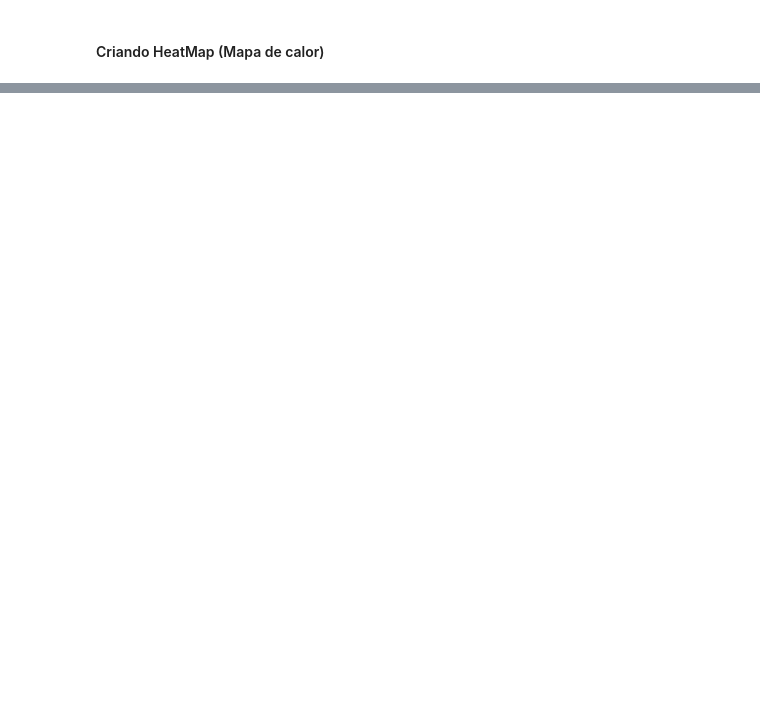
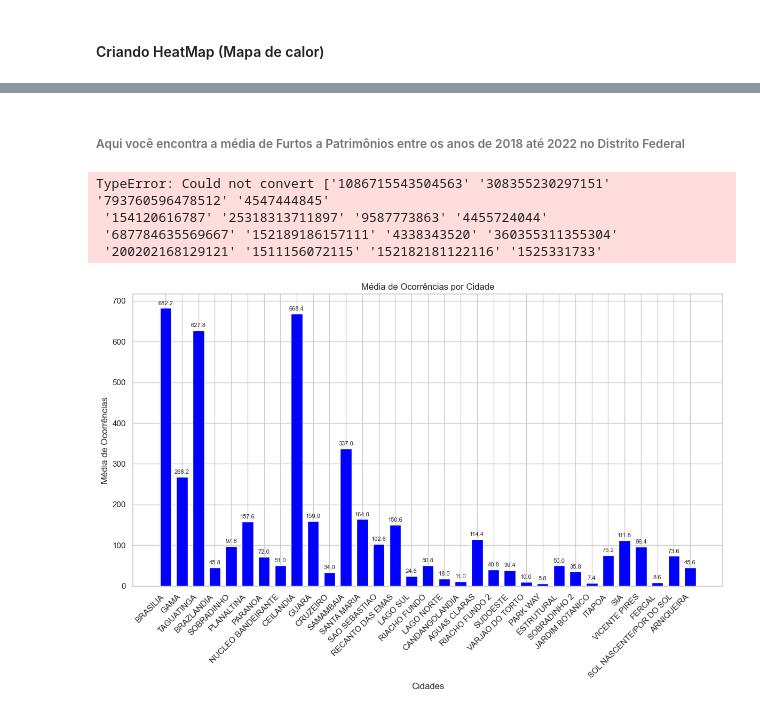
Before and after one commit to Fernandinho937/Data-Science, a Jupyter notebook: dados-geoespaciais/DistritoFederal.ipynb, the cells around one changed output, grey strips where cells are left out. Cells and saved outputs as stored; diff of their text form; code cells hidden in the pictures; blank space fills up the shorter version.

```diff
--- a/dados-geoespaciais/DistritoFederal.ipynb
+++ b/dados-geoespaciais/DistritoFederal.ipynb
@@ -641,0 +652,69 @@ fmap.save('qtd_furtos_DF.html')
+# %% [markdown]
+###### Aqui você encontra a média de Furtos a Patrimônios entre os anos de 2018 até 2022 no Distrito Federal
+# %%
+# Calculando a média de furtos por ano
+
+# Criando a tabela com a média de furtos
+df_media = pd.DataFrame(gdf_furtos_gsp)
+
+
+#Selecionando as colunas de Ocorrências desejadas
+ocorrencias = ['Ocorrências 2018', 'Ocorrências 2019', 'Ocorrências 2020', 'Ocorrências 2021', 'Ocorrências 2022']
+
+# Adicionando uma nova coluna ao DataFrame
+gdf_furtos_gsp['Média'] = gdf_furtos_gsp[ocorrencias].mean(axis=1)
+
+# Criando um DataFrame apenas com as colunas desejadas
+df_media_furtos = gdf_furtos_gsp[['CID_MUN', 'Média']]
+
+print(df_media_furtos)
+# %% [output]
+TypeError: Could not convert ['1086715543504563' '308355230297151' '793760596478512' '4547444845'
+ '154120616787' '25318313711897' '9587773863' '4455724044'
+ '687784635569667' '152189186157111' '4338343520' '360355311355304'
+ '200202168129121' '1511156072115' '152182181122116' '1525331733'
+# %%
+import matplotlib.pyplot as plt
+import pandas as pd
+
+# DataFrame de média de furtos
+df_media_furtos = {
+    'CID_MUN': [
+       'BRASILIA', 'GAMA', 'TAGUATINGA', 'BRAZLANDIA',
+        'SOBRADINHO', 'PLANALTINA', 'PARANOA', 'NUCLEO BANDEIRANTE',
+        'CEILANDIA', 'GUARA', 'CRUZEIRO', 'SAMAMBAIA',
+        'SANTA MARIA', 'SAO SEBASTIAO', 'RECANTO DAS EMAS',
+        'LAGO SUL', 'RIACHO FUNDO', 'LAGO NORTE',
+        'CANDANGOLANDIA', 'AGUAS CLARAS', 'RIACHO FUNDO 2',
+        'SUDOESTE', 'VARJAO DO TORTO', 'PARK WAY',
+        'ESTRUTURAL', 'SOBRADINHO 2', 'JARDIM BOTANICO',
+        'ITAPOA', 'SIA', 'VICENTE PIRES', 'FERCAL',
+        'SOL NASCENTE/POR DO SOL', 'ARNIQUEIRA'
+    ],
+    'Média': [
+        682.2, 268.2, 627.8, 45.8, 97.8, 157.6, 72.0, 51.0, 668.4, 159.0,
+        34.0, 337.0, 164.0, 102.6, 150.6, 24.6, 50.8, 18.0, 11.0, 114.4,
+        40.8, 39.4, 10.0, 5.8, 50.0, 35.8, 7.4, 75.2, 111.8, 96.4, 8.6,
+        73.6, 45.6
+    ]
+}
+
+df_media_furtos = pd.DataFrame(df_media_furtos)
+
+# Ajustando o espaçamento e o tamanho da fonte
+plt.figure(figsize=(12, 8))
+bars = plt.bar(df_media_furtos['CID_MUN'], df_media_furtos['Média'], color='blue', width=0.7)  # Ajuste o valor de width conforme necessário
+plt.xlabel('Cidades')
+plt.ylabel('Média de Ocorrências')
+plt.title('Média de Ocorrências por Cidade')
+plt.xticks(rotation=45, ha='right')  # Rotaciona os rótulos do eixo x para melhor legibilidade
+
+# Adicionar valores acima das barras com fonte menor (exemplo: fontsize=8)
+for bar in bars:
+    yval = bar.get_height()
+    plt.text(bar.get_x() + bar.get_width()/2, yval + 5, round(yval, 1), ha='center', va='bottom', fontsize=8)
+
+plt.tight_layout()  # Ajusta o layout para evitar corte de rótulos
+plt.show()
+# %% [output]
+[figure, added]
```
Also changed, not shown: parts of 19 cells of this notebook, 7 other files.
